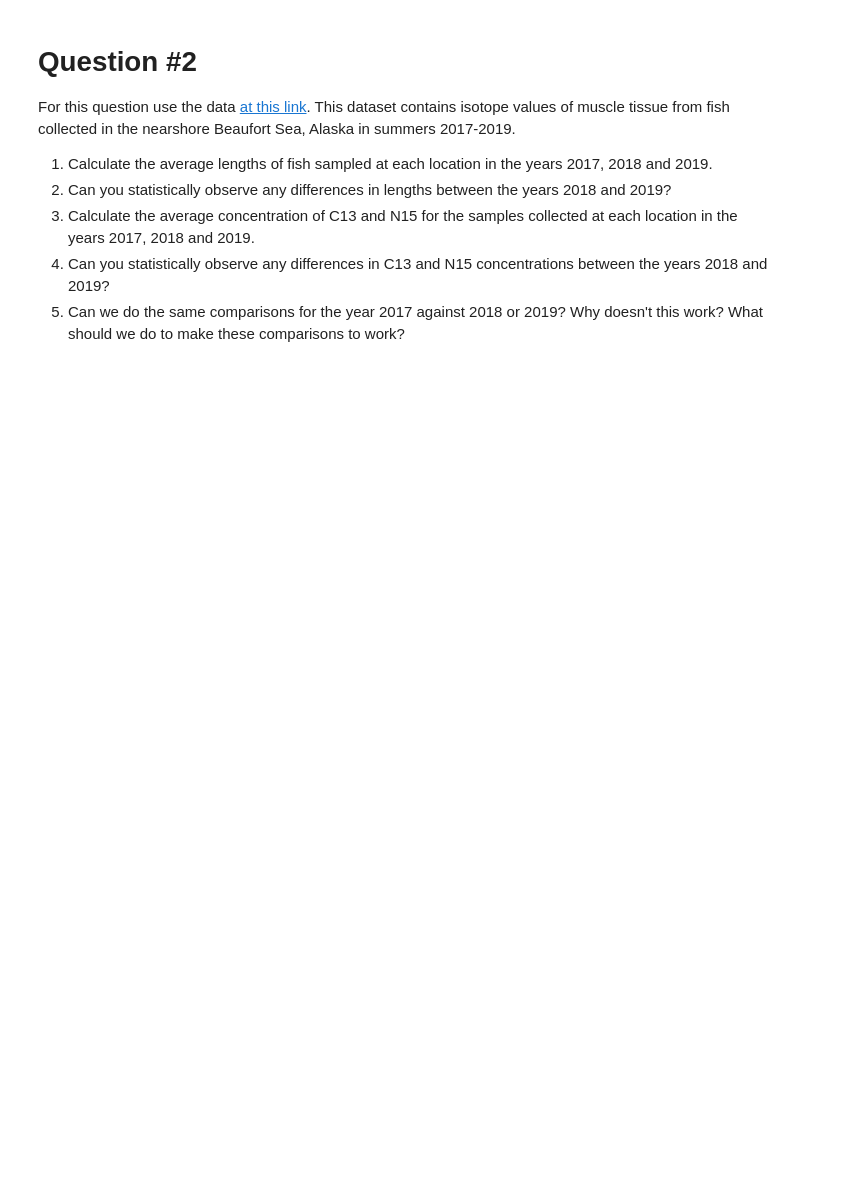
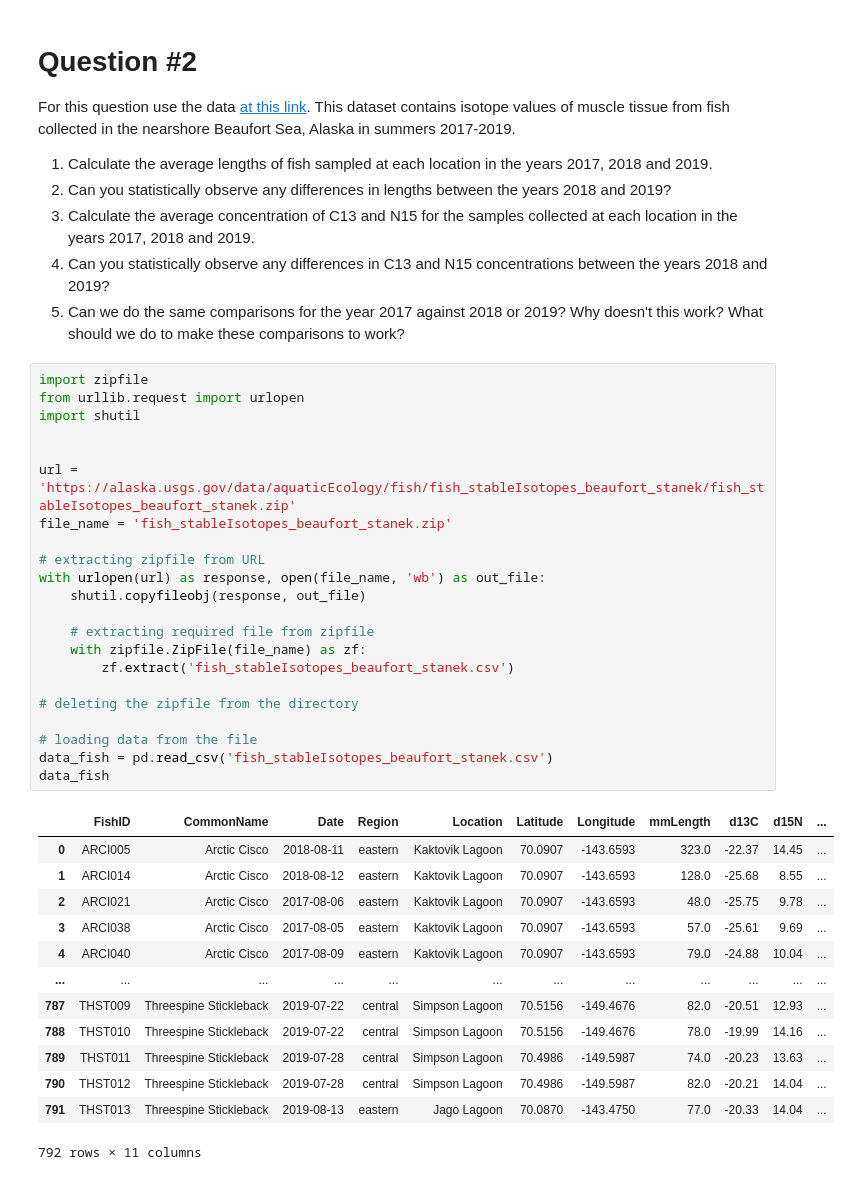
Before and after one commit to ozzden/mat381e, a Jupyter notebook: HW1.ipynb, the cells around one changed output. Cells and saved outputs as stored; diff of their text form; blank space fills up the shorter version.

```diff
--- a/HW1.ipynb
+++ b/HW1.ipynb
@@ -528,3 +510,39 @@ For this question use the data [at this link](https://alaska.usgs.gov/products/d
 3. Calculate the average concentration of C13 and N15 for the samples collected at each location in the years 2017, 2018 and 2019.
 4. Can you statistically observe any differences in C13 and N15 concentrations between the years 2018 and 2019?
 5. Can we do the same comparisons for the year 2017 against 2018 or 2019? Why doesn't this work? What should we do to make these comparisons to work?
+# %%
+import zipfile
+from urllib.request import urlopen
+import shutil
+
+
+url = 'https://alaska.usgs.gov/data/aquaticEcology/fish/fish_stableIsotopes_beaufort_stanek/fish_stableIsotopes_beaufort_stanek.zip'
+file_name = 'fish_stableIsotopes_beaufort_stanek.zip'
+
+# extracting zipfile from URL
+with urlopen(url) as response, open(file_name, 'wb') as out_file:
+    shutil.copyfileobj(response, out_file)
+
+    # extracting required file from zipfile
+    with zipfile.ZipFile(file_name) as zf:
+        zf.extract('fish_stableIsotopes_beaufort_stanek.csv')
+
+# deleting the zipfile from the directory
+
+# loading data from the file
+data_fish = pd.read_csv('fish_stableIsotopes_beaufort_stanek.csv')
+data_fish
+# %% [output]
+|  | FishID | CommonName | Date | Region | Location | Latitude | Longitude | mmLength | d13C | d15N | ... |
+| 0 | ARCI005 | Arctic Cisco | 2018-08-11 | eastern | Kaktovik Lagoon | 70.0907 | -143.6593 | 323.0 | -22.37 | 14.45 | ... |
+| 1 | ARCI014 | Arctic Cisco | 2018-08-12 | eastern | Kaktovik Lagoon | 70.0907 | -143.6593 | 128.0 | -25.68 | 8.55 | ... |
+| 2 | ARCI021 | Arctic Cisco | 2017-08-06 | eastern | Kaktovik Lagoon | 70.0907 | -143.6593 | 48.0 | -25.75 | 9.78 | ... |
+| 3 | ARCI038 | Arctic Cisco | 2017-08-05 | eastern | Kaktovik Lagoon | 70.0907 | -143.6593 | 57.0 | -25.61 | 9.69 | ... |
+| 4 | ARCI040 | Arctic Cisco | 2017-08-09 | eastern | Kaktovik Lagoon | 70.0907 | -143.6593 | 79.0 | -24.88 | 10.04 | ... |
+| ... | ... | ... | ... | ... | ... | ... | ... | ... | ... | ... | ... |
+| 787 | THST009 | Threespine Stickleback | 2019-07-22 | central | Simpson Lagoon | 70.5156 | -149.4676 | 82.0 | -20.51 | 12.93 | ... |
+| 788 | THST010 | Threespine Stickleback | 2019-07-22 | central | Simpson Lagoon | 70.5156 | -149.4676 | 78.0 | -19.99 | 14.16 | ... |
+| 789 | THST011 | Threespine Stickleback | 2019-07-28 | central | Simpson Lagoon | 70.4986 | -149.5987 | 74.0 | -20.23 | 13.63 | ... |
+| 790 | THST012 | Threespine Stickleback | 2019-07-28 | central | Simpson Lagoon | 70.4986 | -149.5987 | 82.0 | -20.21 | 14.04 | ... |
+| 791 | THST013 | Threespine Stickleback | 2019-08-13 | eastern | Jago Lagoon | 70.0870 | -143.4750 | 77.0 | -20.33 | 14.04 | ... |
+792 rows × 11 columns
```
Also changed, not shown: parts of 17 cells of this notebook, 4 other files.
